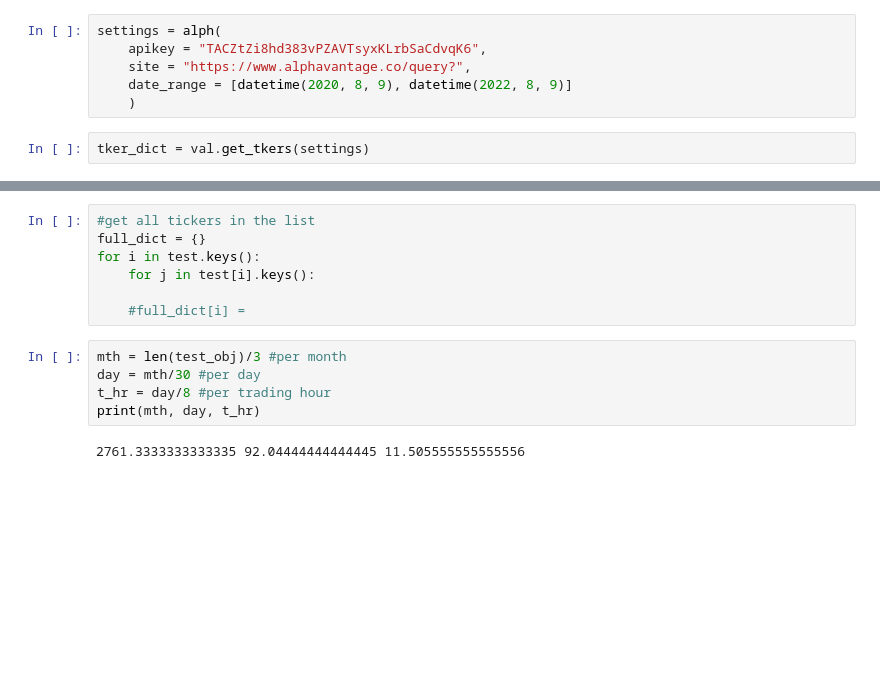
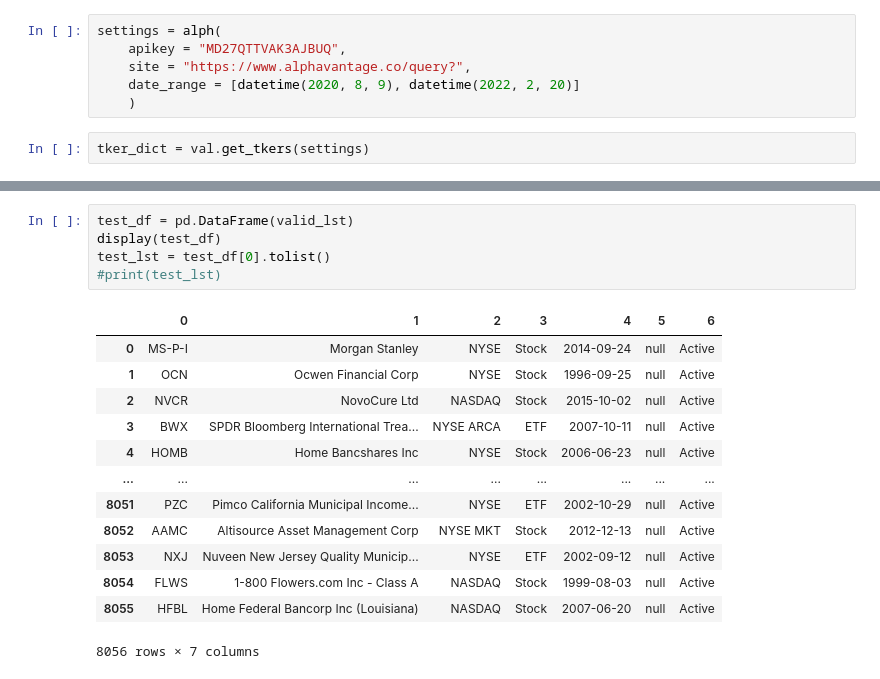
Before and after one commit to azile-g/MLAP_Proj, a Jupyter notebook: test.ipynb, the cells around one changed output, grey strips where cells are left out. Drawn from its saved outputs; the diff is of its cells as text; blank space fills up the shorter version.

```diff
--- a/test.ipynb
+++ b/test.ipynb
@@ -13,8 +21,8 @@ from pairs_selection.api_wrapper import alph_settings as alph, val_steps as val,
 # %%
 settings = alph(
-    apikey = "TACZtZi8hd383vPZAVTsyxKLrbSaCdvqK6",
+    apikey = "MD27QTTVAK3AJBUQ",
     site = "https://www.alphavantage.co/query?",
-    date_range = [datetime(2020, 8, 9), datetime(2022, 8, 9)]
+    date_range = [datetime(2020, 8, 9), datetime(2022, 2, 20)]
     )
 # %%
 tker_dict = val.get_tkers(settings)
@@ -76,14 +49,19 @@ test_obj = alph_api_wrapper.get_csv_data(test_url, pretty_print = 10)
-# %%
-#get all tickers in the list
-full_dict = {}
-for i in test.keys():
-    for j in test[i].keys():
-
-    #full_dict[i] =
-# %%
-mth = len(test_obj)/3 #per month
-day = mth/30 #per day
-t_hr = day/8 #per trading hour
-print(mth, day, t_hr)
-# %% [output]
-2761.3333333333335 92.04444444444445 11.505555555555556
+# %%
+test_df = pd.DataFrame(valid_lst)
+display(test_df)
+test_lst = test_df[0].tolist()
+#print(test_lst)
+# %% [output]
+|  | 0 | 1 | 2 | 3 | 4 | 5 | 6 |
+| 0 | MS-P-I | Morgan Stanley | NYSE | Stock | 2014-09-24 | null | Active |
+| 1 | OCN | Ocwen Financial Corp | NYSE | Stock | 1996-09-25 | null | Active |
+| 2 | NVCR | NovoCure Ltd | NASDAQ | Stock | 2015-10-02 | null | Active |
+| 3 | BWX | SPDR Bloomberg International Trea... | NYSE ARCA | ETF | 2007-10-11 | null | Active |
+| 4 | HOMB | Home Bancshares Inc | NYSE | Stock | 2006-06-23 | null | Active |
+| ... | ... | ... | ... | ... | ... | ... | ... |
+| 8051 | PZC | Pimco California Municipal Income... | NYSE | ETF | 2002-10-29 | null | Active |
+| 8052 | AAMC | Altisource Asset Management Corp | NYSE MKT | Stock | 2012-12-13 | null | Active |
+| 8053 | NXJ | Nuveen New Jersey Quality Municip... | NYSE | ETF | 2002-09-12 | null | Active |
+| 8054 | FLWS | 1-800 Flowers.com Inc - Class A | NASDAQ | Stock | 1999-08-03 | null | Active |
+| 8055 | HFBL | Home Federal Bancorp Inc (Louisiana) | NASDAQ | Stock | 2007-06-20 | null | Active |
+8056 rows × 7 columns
```
Also changed, not shown: parts of 13 cells of this notebook, 17 other files.
